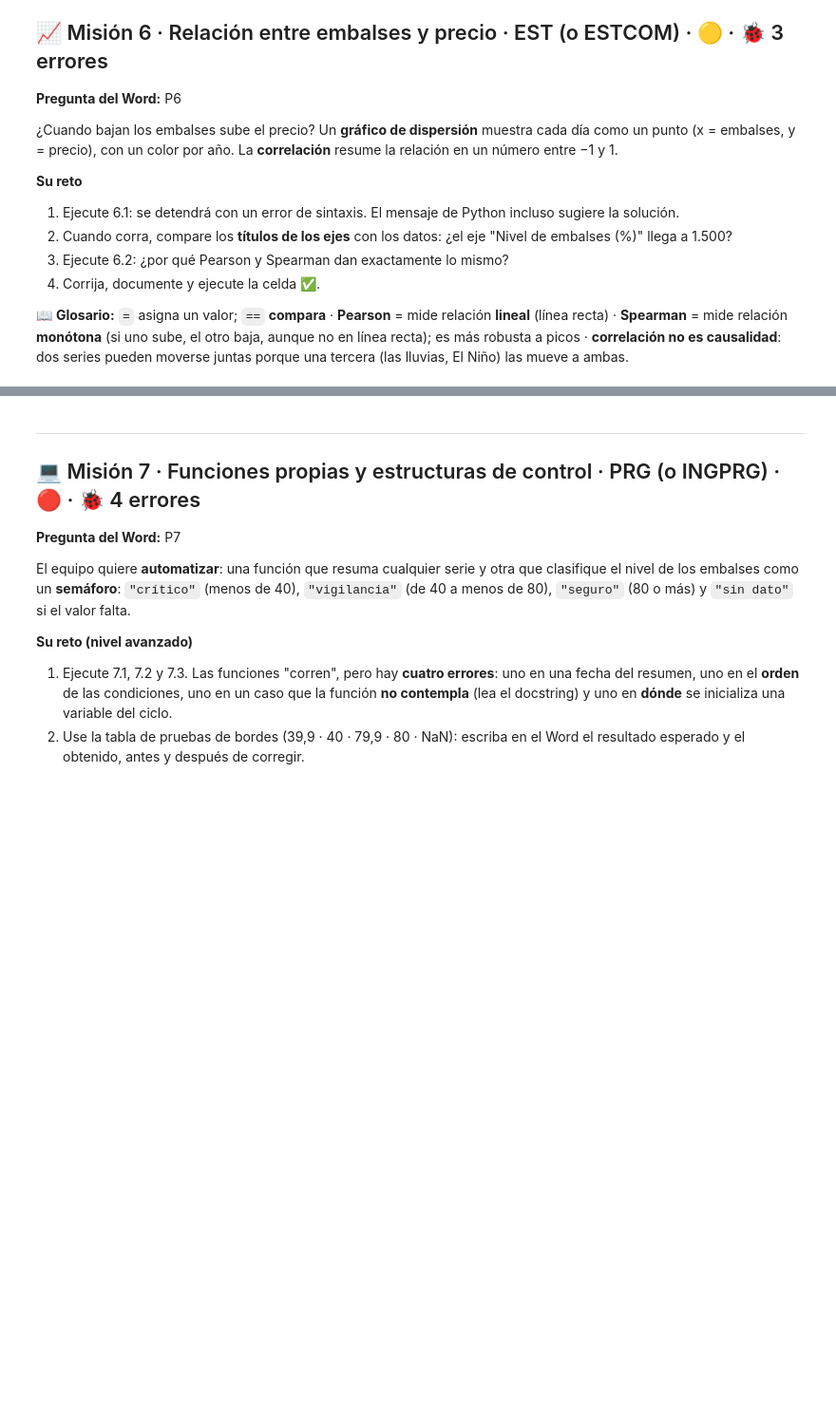
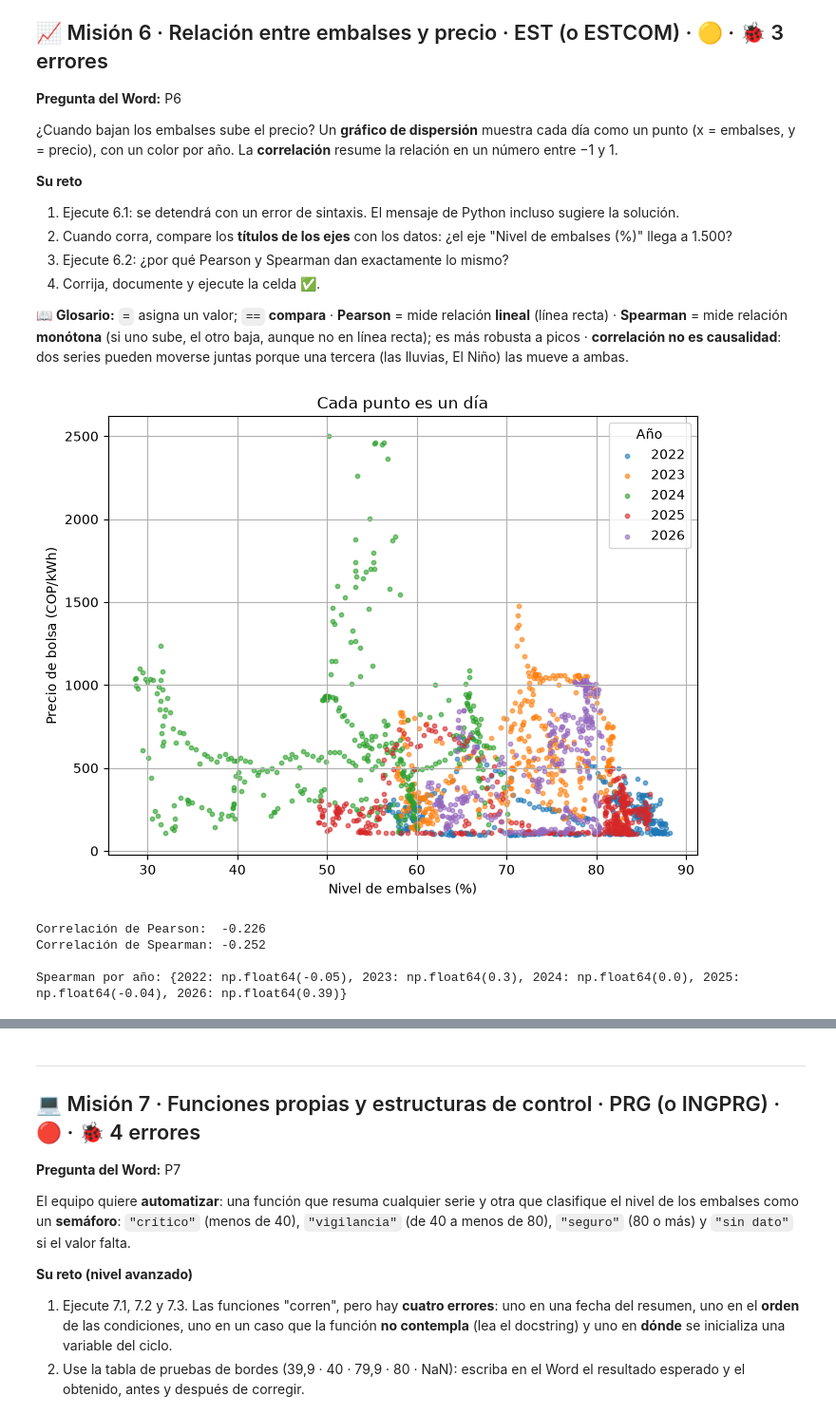
Before and after one commit to Heri-valen/aca-1, a Jupyter notebook: ACA1_Radiografia_Energetica.ipynb, the cells around one changed output, grey strips where cells are left out. Shown at 95% size. Cells and saved outputs as stored; diff of their text form; code cells hidden in the pictures; blank space fills up the shorter version.

Commit message:
Se completa la tarea de lina  P6 Dispersión embalses vs. precio, un color por año (ciclo for)

```diff
--- a/ACA1_Radiografia_Energetica.ipynb
+++ b/ACA1_Radiografia_Energetica.ipynb
@@ -665,19 +665,21 @@ verificar("5.2", lambda: (dias_sobre_1000 == dias_sobre_1000.round()).all() and
 # %%
 # Celda 6.1 · Dispersión embalses vs. precio, un color por año (ciclo for)
 fig6, ax6 = plt.subplots(figsize=(8, 6))
 for anio in sorted(df_limpio["anio"].unique()):
     datos_anio = df_limpio[df_limpio["anio"] == anio]
-    ax6.scatter(datos_anio["precio_bolsa"], datos_anio["pct_embalse"], s=10, alpha=0.6, label=str(anio))
+    ax6.scatter(datos_anio["pct_embalse"], datos_anio["precio_bolsa"], s=10, alpha=0.6, label=str(anio))
 
 ax6.set_xlabel("Nivel de embalses (%)")
 ax6.set_ylabel("Precio de bolsa (COP/kWh)")
 ax6.set_title("Cada punto es un día")
 ax6.legend(title="Año")
 plt.show()
+# %% [output]
+[figure, added]
 # %%
 # Celda 6.2 · Correlaciones
 pearson = df_limpio["pct_embalse"].corr(df_limpio["precio_bolsa"], method="pearson")
-spearman = df_limpio["pct_embalse"].corr(df_limpio["precio_bolsa"], method="pearson")
+spearman = df_limpio["pct_embalse"].corr(df_limpio["precio_bolsa"], method="spearman")
 print(f"Correlación de Pearson:  {pearson:.3f}")
 print(f"Correlación de Spearman: {spearman:.3f}")
 
@@ -686,6 +688,11 @@ por_anio = {}
 for anio, grupo in df_limpio.groupby("anio"):
     por_anio[anio] = grupo["pct_embalse"].corr(grupo["precio_bolsa"], method="spearman")
 print("\nSpearman por año:", {a: round(r, 2) for a, r in por_anio.items()})
+# %% [output]
+Correlación de Pearson:  -0.226
+Correlación de Spearman: -0.252
+
+Spearman por año: {2022: np.float64(-0.05), 2023: np.float64(0.3), 2024: np.float64(0.0), 2025: np.float64(-0.04), 2026: np.float64(0.39)}
 # %%
 # ✅ Verificación de la Misión 6 (no modifique esta celda)
 verificar("6.1", lambda: len(ax6.collections) == df_limpio["anio"].nunique(),
```
Also changed, not shown: parts of 1 cell of this notebook.
